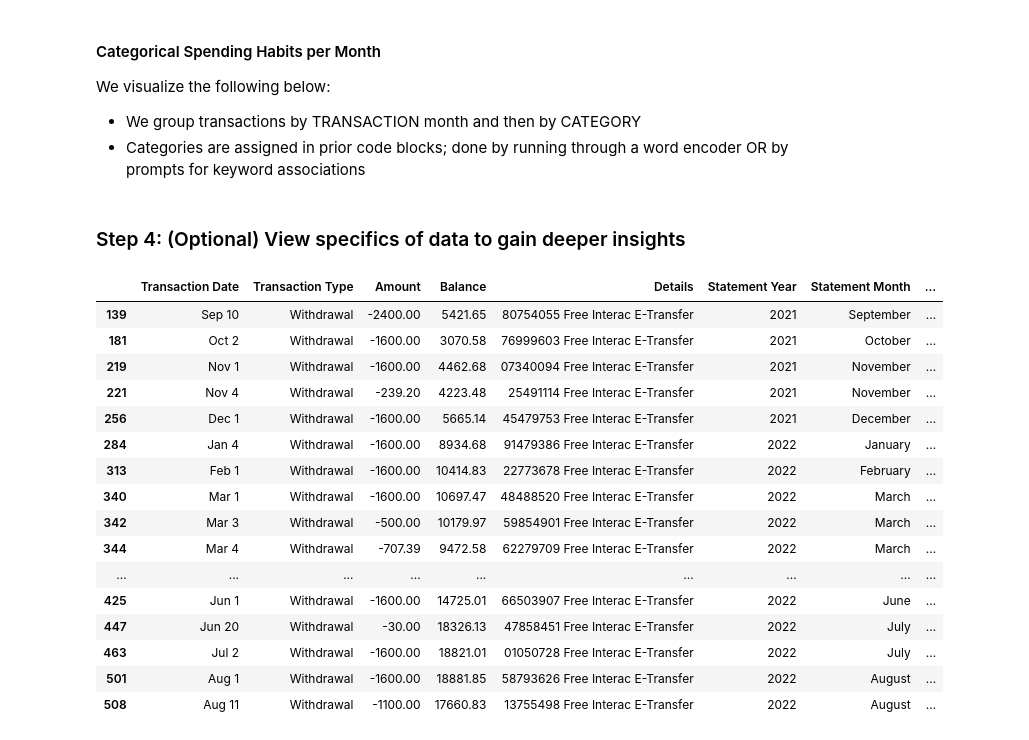
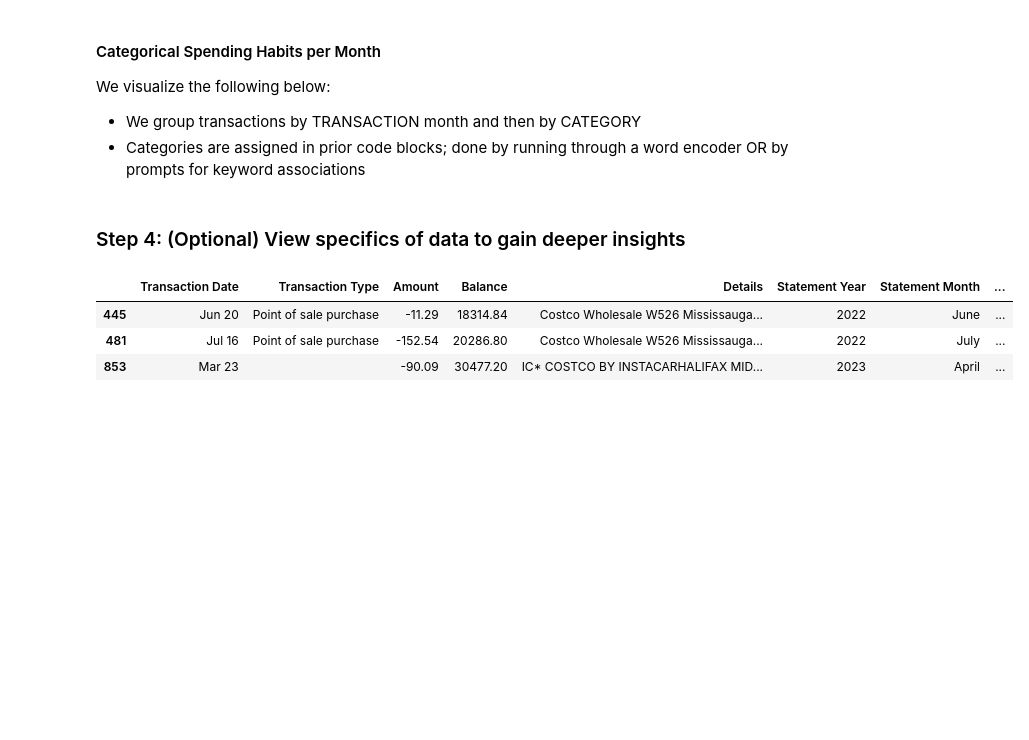
Before and after one commit to javaidb/personal-finance-tracker, a Jupyter notebook: src/notebooks/finance_visualizer.ipynb, the cells around one changed output. Saved outputs shown, nothing was run; the diff lists cells and outputs as text; code cells hidden in the pictures; blank space fills up the shorter version.

```diff
--- a/src/notebooks/finance_visualizer.ipynb
+++ b/src/notebooks/finance_visualizer.ipynb
@@ -39,6 +20,6 @@ filtered_df_2 = df_preprocessing(overall_df)
 filtered_df_3 = recalibrate_amounts(filtered_df_2)
 filtered_df_4 = combine_balances_across_accounts(filtered_df_3)
 filtered_df_5 = tabulate_gap_balances(filtered_df_4)
-filtered_df_6 = df_postprocessing(filtered_df_5, RENT_RANGES)
-filtered_df_6
+filtered_df_6 = df_postprocessing(filtered_df_5)
+# filtered_df_6
 # %% [output]
@@ -62,3 +52,5 @@ Chequing Ultimate Package
+# %%
+filtered_df_6 = df_preprocessing(filtered_df_6)
 # %% [markdown]
 ### Step 3: Visualize data
 # %% [markdown]
@@ -189,31 +83,18 @@ plot_stacked(filtered_df_6)
 # %%
 # filtered_rows = filtered_df_4[filtered_df_4['Processed Details'].apply(lambda x: any(s.lower() == 'payroll' for s in x))]
 
-filtered_rows = filtered_df_6[filtered_df_6['Transaction Type'].apply(lambda x: x == 'Withdrawal')]
+filtered_rows = filtered_df_6[filtered_df_6['Matched Keyword'].apply(lambda x: x == 'costco')]
 # filtered_rows = filtered_df_6[filtered_df_6['Classification'].apply(lambda x: x == 'uncharacterized')]
 # filtered_rows[filtered_rows['DateTime'] >= '2023-05-01'].head(20)
 
 # filtered_df_6[filtered_df_6['DateTime'] >= '2023-12-20'].head(20)
 
 # filtered_rows = filtered_df_5[filtered_df_5['Details'].apply(
 #     lambda x: any('airbnb' in word for word in x.lower().split())
 # )]
 filtered_rows.head(20)
 # %% [output]
 |  | Transaction Date | Transaction Type | Amount | Balance | Details | Statement Year | Statement Month | ... |
-| 139 | Sep 10 | Withdrawal | -2400.00 | 5421.65 | 80754055 Free Interac E-Transfer | 2021 | September | ... |
-| 181 | Oct 2 | Withdrawal | -1600.00 | 3070.58 | 76999603 Free Interac E-Transfer | 2021 | October | ... |
-| 219 | Nov 1 | Withdrawal | -1600.00 | 4462.68 | 07340094 Free Interac E-Transfer | 2021 | November | ... |
-| 221 | Nov 4 | Withdrawal | -239.20 | 4223.48 | 25491114 Free Interac E-Transfer | 2021 | November | ... |
-| 256 | Dec 1 | Withdrawal | -1600.00 | 5665.14 | 45479753 Free Interac E-Transfer | 2021 | December | ... |
-| 284 | Jan 4 | Withdrawal | -1600.00 | 8934.68 | 91479386 Free Interac E-Transfer | 2022 | January | ... |
-| 313 | Feb 1 | Withdrawal | -1600.00 | 10414.83 | 22773678 Free Interac E-Transfer | 2022 | February | ... |
-| 340 | Mar 1 | Withdrawal | -1600.00 | 10697.47 | 48488520 Free Interac E-Transfer | 2022 | March | ... |
-| 342 | Mar 3 | Withdrawal | -500.00 | 10179.97 | 59854901 Free Interac E-Transfer | 2022 | March | ... |
-| 344 | Mar 4 | Withdrawal | -707.39 | 9472.58 | 62279709 Free Interac E-Transfer | 2022 | March | ... |
-| ... | ... | ... | ... | ... | ... | ... | ... | ... |
-| 425 | Jun 1 | Withdrawal | -1600.00 | 14725.01 | 66503907 Free Interac E-Transfer | 2022 | June | ... |
-| 447 | Jun 20 | Withdrawal | -30.00 | 18326.13 | 47858451 Free Interac E-Transfer | 2022 | July | ... |
-| 463 | Jul 2 | Withdrawal | -1600.00 | 18821.01 | 01050728 Free Interac E-Transfer | 2022 | July | ... |
-| 501 | Aug 1 | Withdrawal | -1600.00 | 18881.85 | 58793626 Free Interac E-Transfer | 2022 | August | ... |
-| 508 | Aug 11 | Withdrawal | -1100.00 | 17660.83 | 13755498 Free Interac E-Transfer | 2022 | August | ... |
+| 445 | Jun 20 | Point of sale purchase | -11.29 | 18314.84 | Costco Wholesale W526 Mississauga... | 2022 | June | ... |
+| 481 | Jul 16 | Point of sale purchase | -152.54 | 20286.80 | Costco Wholesale W526 Mississauga... | 2022 | July | ... |
+| 853 | Mar 23 |  | -90.09 | 30477.20 | IC* COSTCO BY INSTACARHALIFAX MID... | 2023 | April | ... |
```
Also changed, not shown: parts of 23 cells of this notebook.
